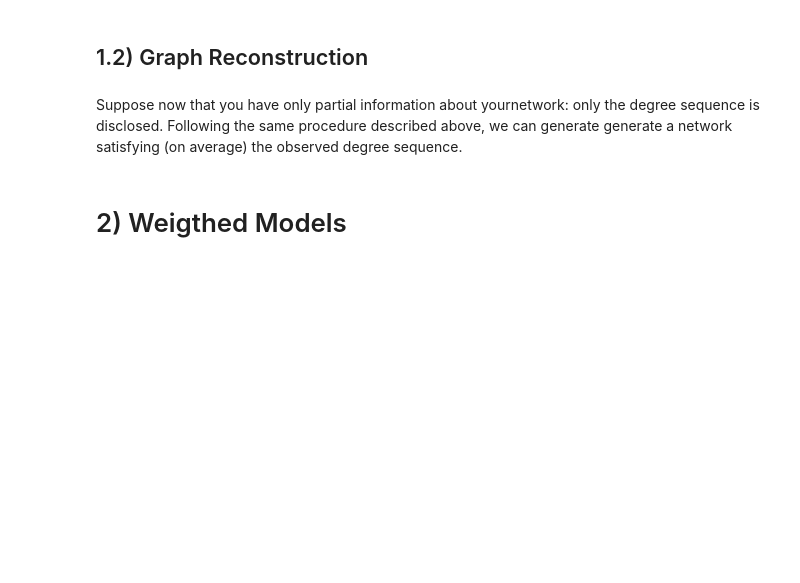
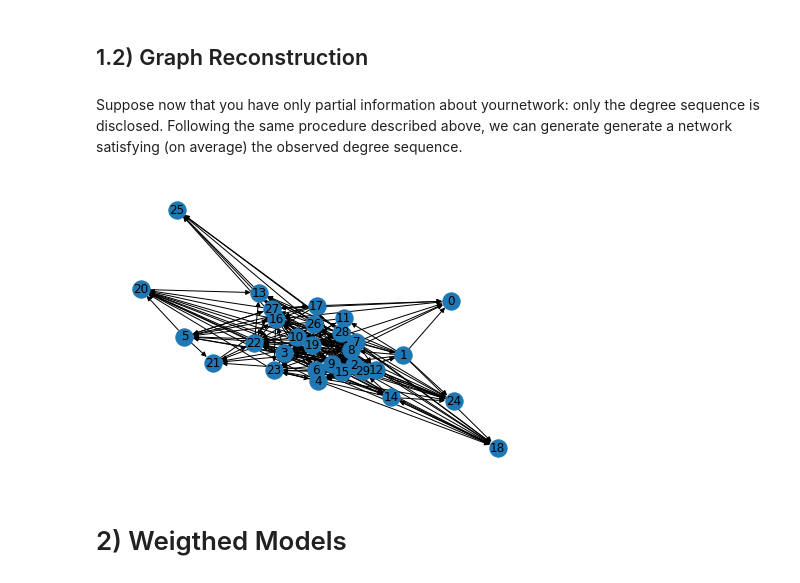
Before and after one commit to nicoloval/NEMtropy, a Jupyter notebook: examples/Directed Graphs.ipynb, the cells around one changed output. Saved outputs shown, nothing was run; the diff lists cells and outputs as text; code cells hidden in the pictures; blank space fills up the shorter version.

Commit message:
updated examples and added functions to build matrix from edgelist

```diff
--- a/examples/Directed Graphs.ipynb
+++ b/examples/Directed Graphs.ipynb
@@ -93,11 +101,20 @@ graph.ensemble_sampler(1, cpu_n=2, output_dir="sample/")
 # We read the edgelist
 edgelist_ens = np.loadtxt("sample/0.txt")
 
-# And generate a networkx graph from it
+# then we can build the adjacency matrix
+ens_adj = build_graph_from_edgelist(edgelist = edgelist_ens,
+                                    is_directed = True,
+                                    is_sparse = False,
+                                    is_weighted = False)
+
+# or generate a networkx graph from it
 G = nx.DiGraph()
-G.add_edges_from(edgelist_ens)
-
-### ADD network draw
+G.add_edges_from(edgelist_ens.astype(int))
+# %%
+# We can draw the reconstructed network using
+nx.draw(G, arrows=True, with_labels=True)
+# %% [output]
+[figure, added]
 # %% [markdown]
 # 2) Weigthed Models
 # %% [markdown]
```
Also changed, not shown: parts of 14 cells of this notebook, 13 other files.
